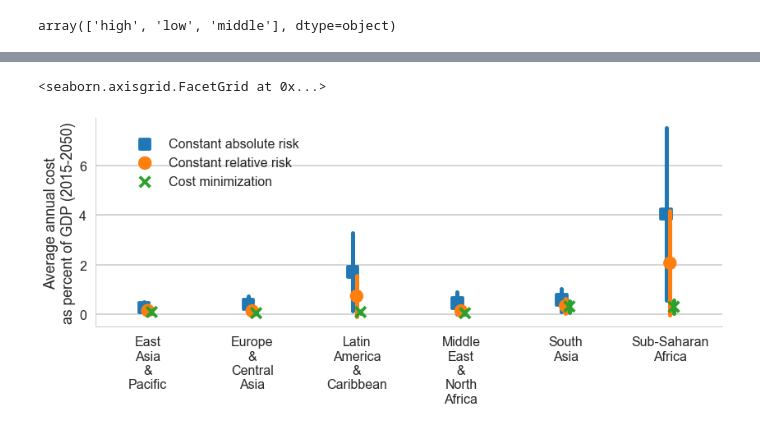
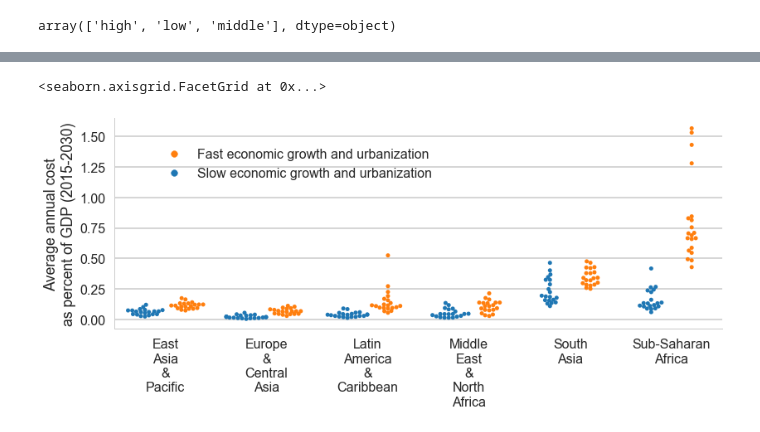
Before and after one commit to julierozenberg/infra_needs_analyses, a Jupyter notebook: riverine floods.ipynb, the cells around one changed output, grey strips where cells are left out. Cells and saved outputs as stored; diff of their text form; code cells hidden in the pictures.

```diff
--- a/riverine floods.ipynb
+++ b/riverine floods.ipynb
@@ -149,3 +146,13 @@ newfile["cumcost"] = newfile.annual_cost.unstack("year").cumsum(axis=1).stack("y
 newfile["maintenance_cost"] = 1/100*newfile["cumcost"]
 # %%
 newfile["total_annual_cost"] = newfile["annual_cost"]+newfile["maintenance_cost"]
+# %%
+d = 0.06
+newfile = newfile.reset_index("year")
+newfile["discount_factor"] = (1+d)**(1-(newfile.year.astype(int)-2015))
+# %%
+newfile["total_annual_cost_discounted"] = newfile["total_annual_cost"]*newfile["discount_factor"]
+newfile["annual_cost_discounted"] = newfile["annual_cost"]*newfile["discount_factor"]
+newfile["maintenance_cost_discounted"] = newfile["maintenance_cost"]*newfile["discount_factor"]
+# %%
+newfile = newfile.set_index("year",append=True)
@@ -221,6 +625,6 @@ array(['high', 'low', 'middle'], dtype=object)
 # %%
 toplot = newfile.reset_index().copy()
-toplot = toplot.loc[(toplot.year>2014)&(toplot.year<2051)&(toplot.wbregionname!="High Income"),:]
+toplot = toplot.loc[(toplot.year>2014)&(toplot.year<2031)&(toplot.wbregionname!="High Income")&(toplot.construction_cost=="middle")&(toplot.objective=="opt")&((toplot.ssp=='ssp5')|(toplot.ssp=='ssp3')),:]
 toplot = toplot.set_index(["wbregionname","construction_cost","objective","gcm","rcp","ssp","current_std","year"]).mean(level=["wbregionname","construction_cost","objective","gcm","rcp","ssp","current_std"])
 toplot = toplot.reset_index()
 toplot['total_annual_cost_pc'] = 100*toplot.total_annual_cost_pc
@@ -228,13 +632,16 @@ toplot['maintenance_cost_pc'] = 100*toplot.maintenance_cost_pc
 toplot['annual_cost_pc'] = 100*toplot.annual_cost_pc
 toplot["wbregionname"] = toplot.wbregionname.str.replace(" ","\n")
 toplot["objective"] = toplot.objective.replace({"car":"Constant absolute risk","crr":"Constant relative risk","opt":"Cost minimization"})
+toplot["ssp"] = toplot.ssp.replace({"ssp3":"Slow economic growth and urbanization","ssp5":"Fast economic growth and urbanization"})
 # %%
-g = sns.factorplot(x='wbregionname',y='annual_cost_pc', hue= 'objective', data=toplot, kind="point",dodge=True,join=False,\
-                  ci='sd', markers=["s",'o','x'], size=6, aspect=2,\
+g = sns.factorplot(x='wbregionname',y='total_annual_cost_pc', hue= 'ssp', data=toplot, kind="swarm",dodge=True,\
+                  size=6, aspect=2,\
                   legend=False)
 
-g.set_axis_labels("", "Average annual cost\nas percent of GDP (2015-2050)")
-g.add_legend(title="",bbox_to_anchor=(0.3, 0.7), borderaxespad=0.)
+g.set_axis_labels("", "Average annual cost\nas percent of GDP (2015-2030)")
+g.add_legend(title="",bbox_to_anchor=(0.4, 0.7), borderaxespad=0.)
+
+#plt.savefig("riverine_protection_cost_pc_gdp.png",ddpi=300,bbox_inches="tight")
 # %% [output]
 <seaborn.axisgrid.FacetGrid at 0x...>
-[figure, old version]
+[figure, new version]
```
Also changed, not shown: parts of 77 cells of this notebook, 8 other files.
